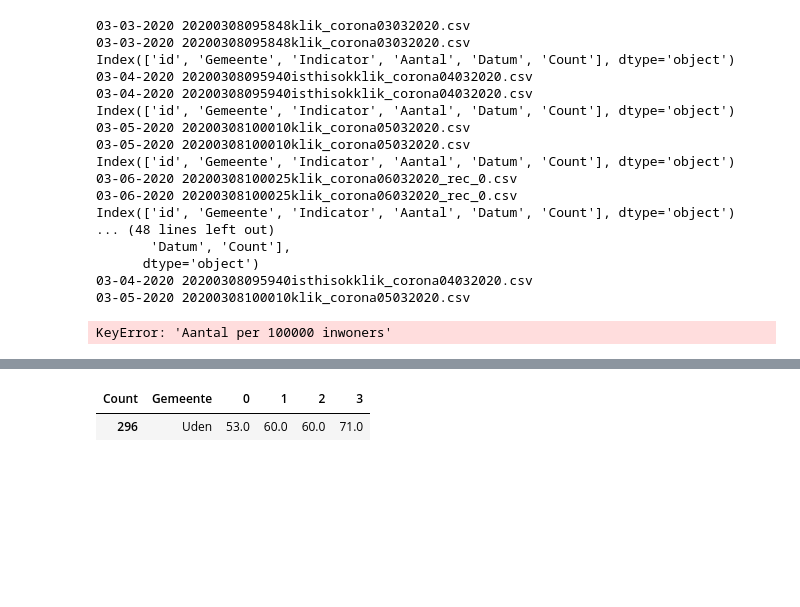
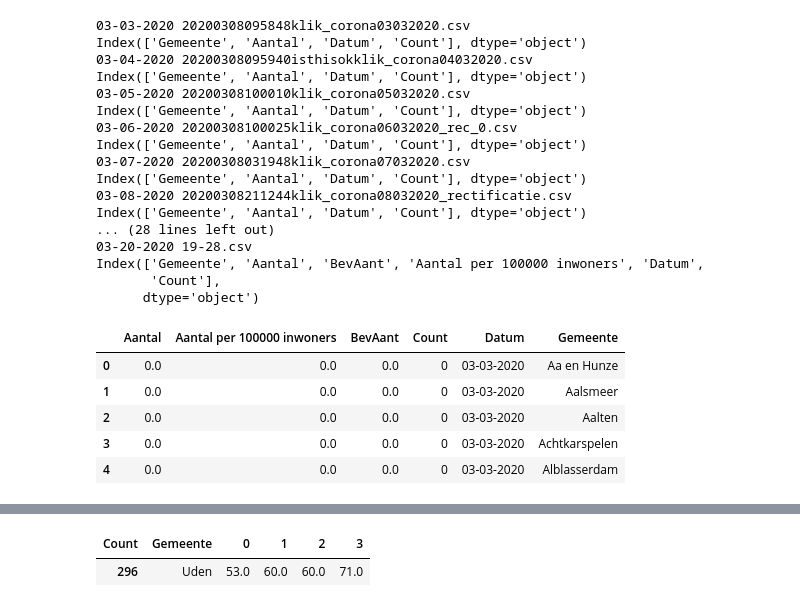
Before and after one commit to jvanelteren/covid19, a Jupyter notebook: RIVM_analysis.ipynb, the cells around one changed output, grey strips where cells are left out. Drawn from its saved outputs; the diff is of its cells as text; code cells hidden in the pictures; blank space fills up the shorter version.

```diff
--- a/RIVM_analysis.ipynb
+++ b/RIVM_analysis.ipynb
@@ -1,53 +1,60 @@
 # %%
 from pathlib import Path
 import os
 import pandas as pd
 Path.cont = lambda x: list(os.scandir(x)) # scandir gives all content of a dir
 filedir = 'RIVM_data'
 files = Path.cont(filedir)
 
 def generate_df(filedir,filename,i):
+    rename = {'Category':'Gemeente',
+            'Aantal per 100.000 inwoners':'Aantal per 100000 inwoners'}
+    drop = ['id','Indicator','Gemnr']
     if len(filename.name) > 30:
         df = pd.read_csv(filedir+'//'+filename.name,encoding = 'cp1252',delimiter=';')
     else:
         df = pd.read_csv(filedir+'//'+filename.name,encoding = 'cp1252',skiprows=1)
-
-    if 'BevAant' in df.columns:
-        df['BevAant'] = pd.to_numeric(df['BevAant'])
-    df['Aantal'] = pd.to_numeric(df['Aantal'])
-    df.rename(columns={'Aantal per 100.000 inwoners':'Aantal per 100000 inwoners'},inplace=True)
+    for old,new in rename.items():
+        if old in df.columns:
+            df.rename(columns={old: new},inplace=True)
+    for d in drop:
+        if d in df.columns:
+            df = df.drop([d], axis=1)
     df['Datum'] = filename.name[:10]
     df['Count'] = str(i)
-    print(filename.name)
-    # Gemnr,Gemeente,Aantal,BevAant,Aantal per 100.000 inwoners
-    # Gemeente,Gemnr,Aantal
+
     return df
 for i,filename in enumerate(files):
     print(filename.name)
     print(generate_df(filedir,filename,i).columns)
+num_csv = len(files)
 df = pd.concat([generate_df(filedir,filename,i) for i,filename in enumerate(files)])
-num_csv = len(files)
-df_aantal = df.pivot(index='Gemeente', columns='Count', values='Aantal').reset_index()
-df_relative = df.pivot(index='Gemeente', columns='Count', values='Aantal per 100000 inwoners').reset_index()
-df_aantal.head()
+
+
+df.head()
 # %% [output]
 03-03-2020 20200308095848klik_corona03032020.csv
-03-03-2020 20200308095848klik_corona03032020.csv
-Index(['id', 'Gemeente', 'Indicator', 'Aantal', 'Datum', 'Count'], dtype='object')
+Index(['Gemeente', 'Aantal', 'Datum', 'Count'], dtype='object')
 03-04-2020 20200308095940isthisokklik_corona04032020.csv
-03-04-2020 20200308095940isthisokklik_corona04032020.csv
-Index(['id', 'Gemeente', 'Indicator', 'Aantal', 'Datum', 'Count'], dtype='object')
+Index(['Gemeente', 'Aantal', 'Datum', 'Count'], dtype='object')
 03-05-2020 20200308100010klik_corona05032020.csv
-03-05-2020 20200308100010klik_corona05032020.csv
-Index(['id', 'Gemeente', 'Indicator', 'Aantal', 'Datum', 'Count'], dtype='object')
+Index(['Gemeente', 'Aantal', 'Datum', 'Count'], dtype='object')
 03-06-2020 20200308100025klik_corona06032020_rec_0.csv
-03-06-2020 20200308100025klik_corona06032020_rec_0.csv
-Index(['id', 'Gemeente', 'Indicator', 'Aantal', 'Datum', 'Count'], dtype='object')
-... (48 lines left out)
-       'Datum', 'Count'],
+Index(['Gemeente', 'Aantal', 'Datum', 'Count'], dtype='object')
+03-07-2020 20200308031948klik_corona07032020.csv
+Index(['Gemeente', 'Aantal', 'Datum', 'Count'], dtype='object')
+03-08-2020 20200308211244klik_corona08032020_rectificatie.csv
+Index(['Gemeente', 'Aantal', 'Datum', 'Count'], dtype='object')
+... (28 lines left out)
+03-20-2020 19-28.csv
+Index(['Gemeente', 'Aantal', 'BevAant', 'Aantal per 100000 inwoners', 'Datum',
+       'Count'],
       dtype='object')
-03-04-2020 20200308095940isthisokklik_corona04032020.csv
-03-05-2020 20200308100010klik_corona05032020.csv
-KeyError: 'Aantal per 100000 inwoners'
+|  | Aantal | Aantal per 100000 inwoners | BevAant | Count | Datum | Gemeente |
+| 0 | 0.0 | 0.0 | 0.0 | 0 | 03-03-2020 | Aa en Hunze |
+| 1 | 0.0 | 0.0 | 0.0 | 0 | 03-03-2020 | Aalsmeer |
+| 2 | 0.0 | 0.0 | 0.0 | 0 | 03-03-2020 | Aalten |
+| 3 | 0.0 | 0.0 | 0.0 | 0 | 03-03-2020 | Achtkarspelen |
+| 4 | 0.0 | 0.0 | 0.0 | 0 | 03-03-2020 | Alblasserdam |
 # %%
 df_aantal = df.pivot(index='Gemeente', columns='Count', values='Aantal').reset_index()
```
Also changed, not shown: parts of 6 cells of this notebook.
